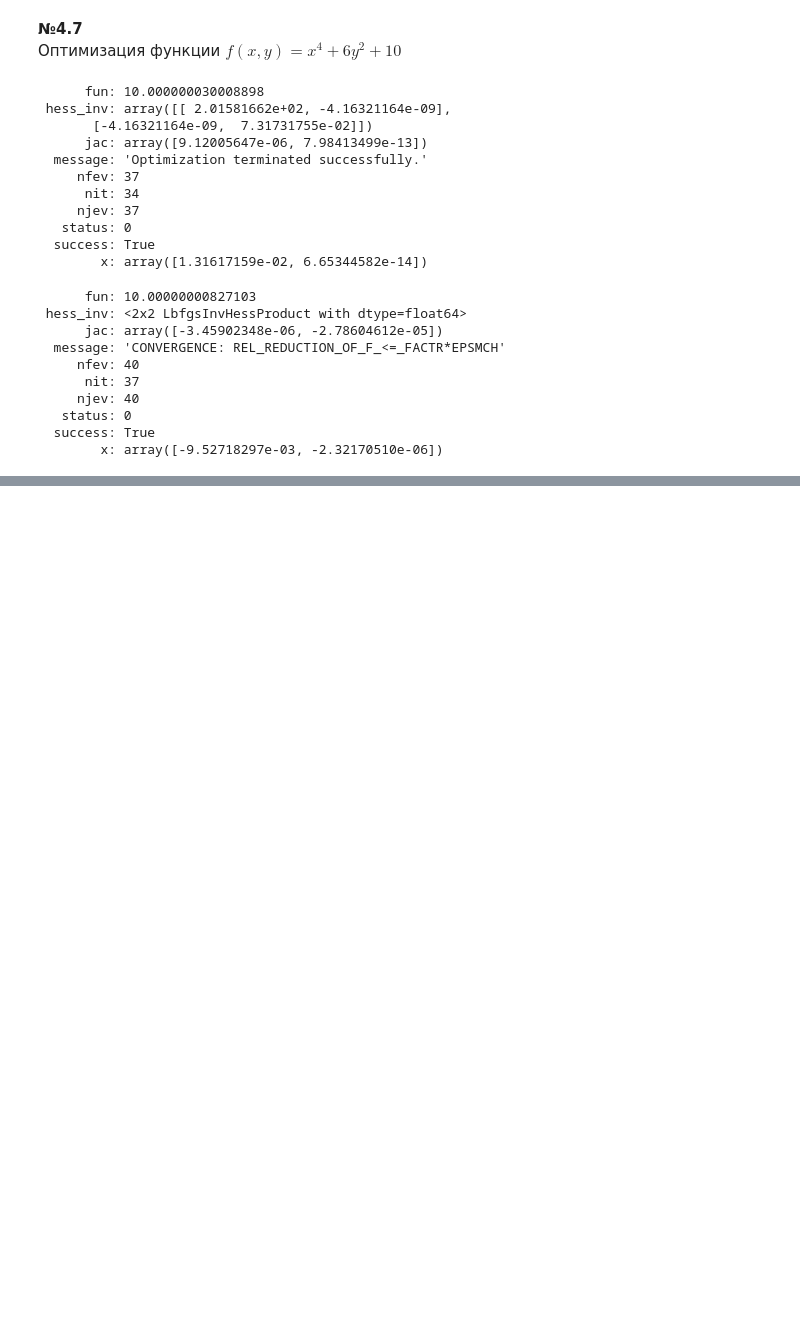
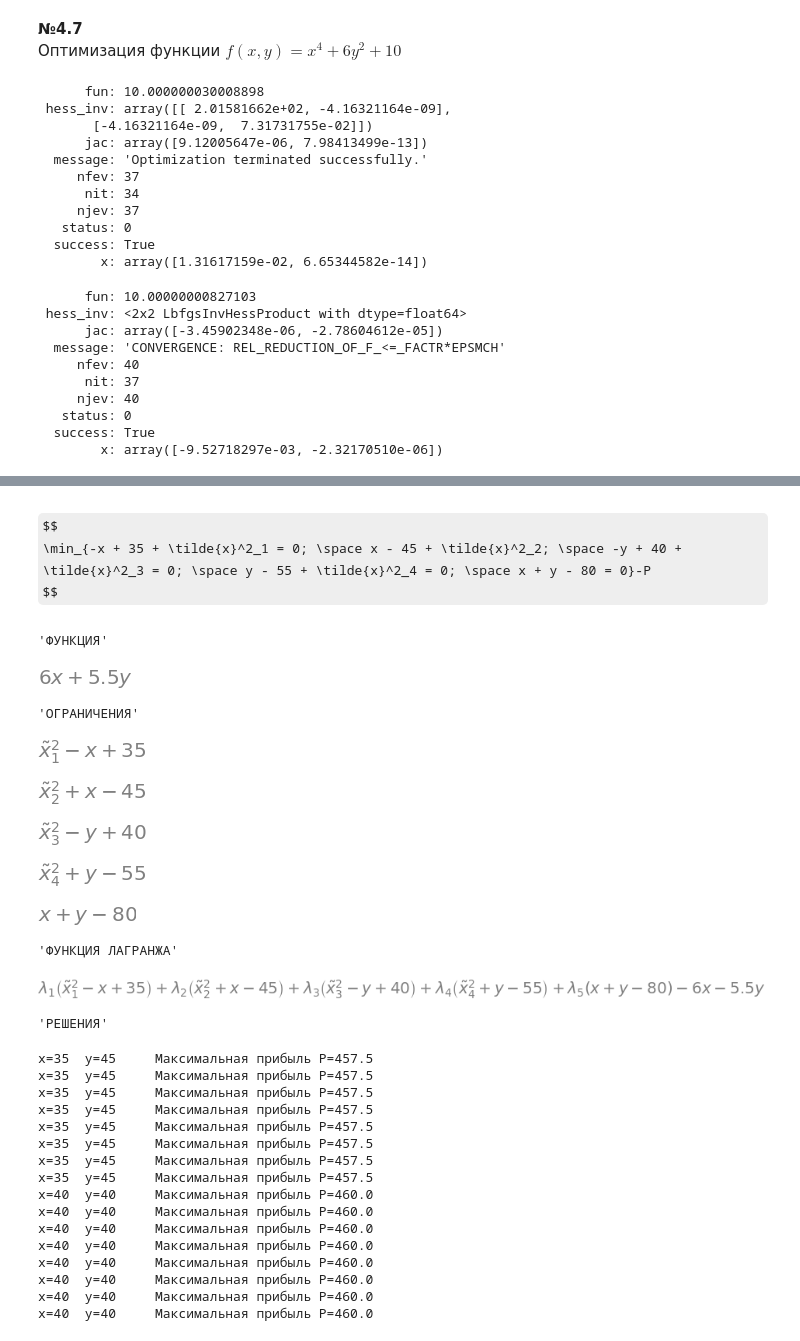
Before and after one commit to ScReameer/DS-learning, a Jupyter notebook: Math/Block-5/Module-6. Mathematical analysis III/Practice.ipynb, the cells around one changed output, grey strips where cells are left out. Cells and saved outputs as stored; diff of their text form; code cells hidden in the pictures; some formulas as TeX source; blank space fills up the shorter version.

```diff
--- a/Math/Block-5/Module-6. Mathematical analysis III/Practice.ipynb
+++ b/Math/Block-5/Module-6. Mathematical analysis III/Practice.ipynb
@@ -338,0 +375,58 @@ minimize(fun=function, x0=x_0, method='L-BFGS-B', jac=grad_func)
+# %% [markdown]
+$$
+\min_{-x + 35 + \tilde{x}^2_1 = 0; \space x - 45 + \tilde{x}^2_2; \space -y + 40 + \tilde{x}^2_3 = 0; \space y - 55 + \tilde{x}^2_4 = 0; \space x + y - 80 = 0}-P
+$$
+# %%
+x, y, tilde_x1, tilde_x2, tilde_x3, tilde_x4, lambda_1, lambda_2, lambda_3, lambda_4, lambda_5 = sp.symbols(
+    r'x y \tilde{x}_1 \tilde{x}_2 \tilde{x}_3 \tilde{x}_4 \lambda_1 \lambda_2 \lambda_3 \lambda_4 \lambda_5', real=True
+)
+P = 6*x + 5.5*y
+phi_1 = -x + 35 + tilde_x1**2
+phi_2 = x - 45 + tilde_x2**2
+phi_3 = -y + 40 + tilde_x3**2
+phi_4 = y - 55 + tilde_x4**2
+phi_5 = x + y - 80
+L = -P + lambda_1*phi_1 + lambda_2*phi_2 + lambda_3*phi_3 + lambda_4*phi_4 + lambda_5*phi_5
+display(
+    'ФУНКЦИЯ', P,
+    'ОГРАНИЧЕНИЯ', phi_1, phi_2, phi_3, phi_4, phi_5,
+    'ФУНКЦИЯ ЛАГРАНЖА', L
+)
+part_derivatives = [
+    sp.diff(L, x), sp.diff(L, y), sp.diff(L, tilde_x1),
+    sp.diff(L, tilde_x2), sp.diff(L, tilde_x3), sp.diff(L, tilde_x4),
+    sp.diff(L, lambda_1), sp.diff(L, lambda_2),
+    sp.diff(L, lambda_3), sp.diff(L, lambda_4), sp.diff(L, lambda_5)
+]
+solves = sp.solve(part_derivatives)
+display('РЕШЕНИЯ')
+for solve in solves:
+    print('x=', round(solve[x]), '  y=', round(solve[y]), '     Максимальная прибыль P=', float(P.subs(x, solve[x]).subs(y, solve[y])), sep='')
+# %% [output]
+'ФУНКЦИЯ'
+[figure, added]
+'ОГРАНИЧЕНИЯ'
+[figure, added]
+[figure, added]
+[figure, added]
+[figure, added]
+[figure, added]
+'ФУНКЦИЯ ЛАГРАНЖА'
+[figure, added]
+'РЕШЕНИЯ'
+x=35  y=45     Максимальная прибыль P=457.5
+x=35  y=45     Максимальная прибыль P=457.5
+x=35  y=45     Максимальная прибыль P=457.5
+x=35  y=45     Максимальная прибыль P=457.5
+x=35  y=45     Максимальная прибыль P=457.5
+x=35  y=45     Максимальная прибыль P=457.5
+x=35  y=45     Максимальная прибыль P=457.5
+x=35  y=45     Максимальная прибыль P=457.5
+x=40  y=40     Максимальная прибыль P=460.0
+x=40  y=40     Максимальная прибыль P=460.0
+x=40  y=40     Максимальная прибыль P=460.0
+x=40  y=40     Максимальная прибыль P=460.0
+x=40  y=40     Максимальная прибыль P=460.0
+x=40  y=40     Максимальная прибыль P=460.0
+x=40  y=40     Максимальная прибыль P=460.0
+x=40  y=40     Максимальная прибыль P=460.0
```
Also changed, not shown: parts of 7 cells of this notebook, 1 other file.
